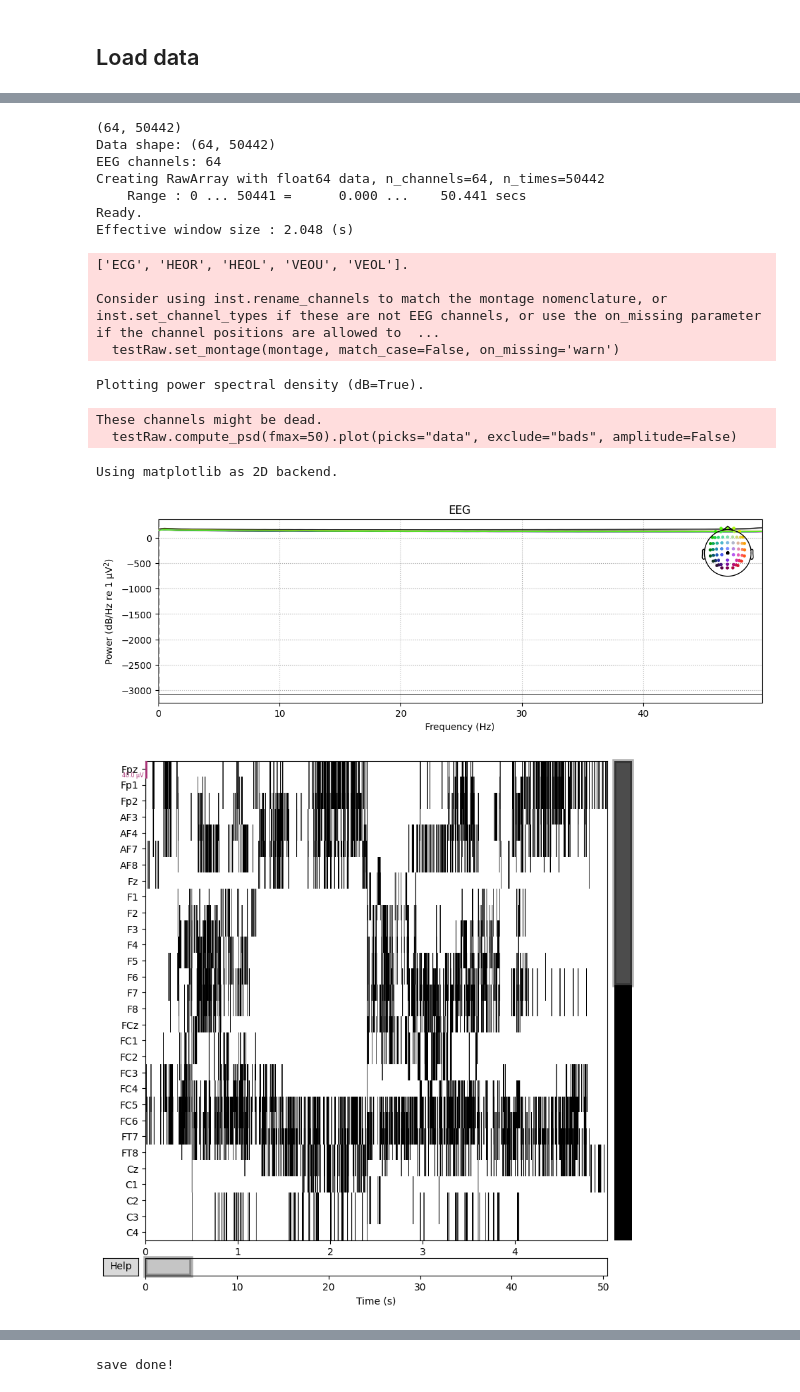
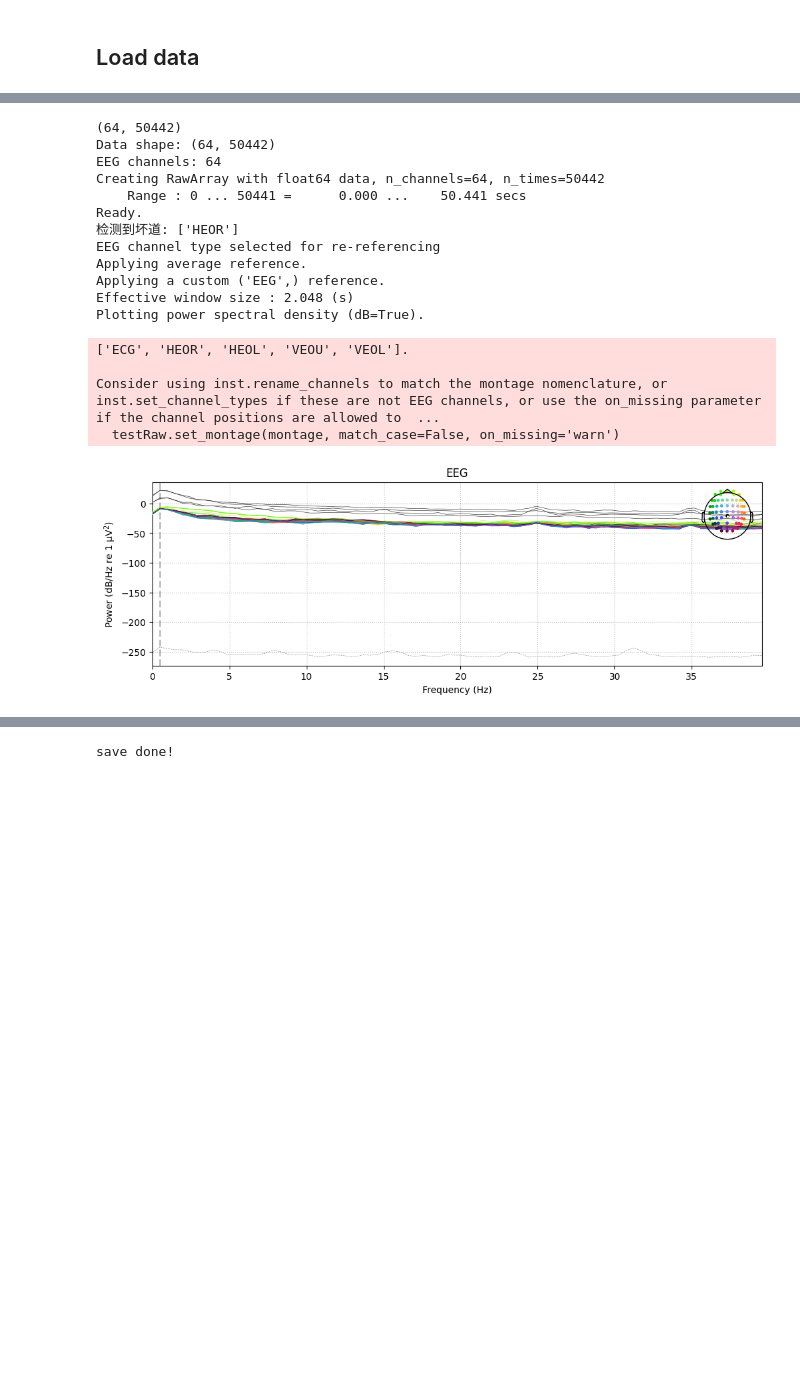
Before and after one commit to ChenK19/speech_decoding, a Jupyter notebook: speech_decoding.ipynb, the cells around one changed output, grey strips where cells are left out. Cells and saved outputs as stored; diff of their text form; code cells hidden in the pictures; blank space fills up the shorter version.

```diff
--- a/speech_decoding.ipynb
+++ b/speech_decoding.ipynb
@@ -86,6 +33,7 @@ path_name_list = ['20251030eeg-language/ck3',
     '20251030eeg-language/ck10',
     '20251030eeg-language/ck11',
     '20251030eeg-language/ck12']
+path_name_list = [root_path + path for path in path_name_list]
 
 log_path_list = ["20251030eeg-language/psychopy_text_2025_10_30_cklog/psychopy_text_2025_10_30_ck3.log",
 "20251030eeg-language/psychopy_text_2025_10_30_cklog/psychopy_text_2025_10_30_ck7.log",
@@ -95,13 +43,13 @@ log_path_list = ["20251030eeg-language/psychopy_text_2025_10_30_cklog/psychopy_t
 "20251030eeg-language/psychopy_text_2025_10_30_cklog/psychopy_text_2025_10_30_ck11.log",
 "20251030eeg-language/psychopy_text_2025_10_30_cklog/psychopy_text_2025_10_30_ck12.log",
 ]
-path_name_list = [root_path + path for path in path_name_list]
 
+assert len(path_name_list) == len(log_path_list)
 filename = ['data.bdf', 'evt.bdf']
 
 # (M4)M1 - fix  - M2 - cue - M5 - fix  -M3 -reading - M5 - fix  - M3 -reading - M4(M1)
 # (M4)M1 - 1.4S - M2 - 1s  - M5 - 0.8s -M3 - 1.2s   - M5 - 0.8s - M3 - 1.2s   - M4(M1)
-from tqdm import tqdm
+
 PINYIN_TEXT   = ["mā", "má", "mǎ", "mà", "mī", "mí", "mǐ", "mì"]
 rawData = {pinyin:[] for pinyin in PINYIN_TEXT}
 marker_id = 3  # marker 3 对应 读音 刺激
@@ -110,24 +58,28 @@ tmin, tmax = 0, 1.2
 for n in tqdm(range(len(path_name_list))):
     path_name = path_name_list[n]
     raw = readbdfdata(filename, [path_name])
-    print(raw.info["meas_date"])
-    raw.load_data()
-    # # 去工频（50 Hz）
-    # raw.notch_filter(freqs=[50, 100])
-    # raw.filter(l_freq=0.5, h_freq=40., picks='eeg', fir_design='firwin')
+
+    # 去工频（50 Hz）及其n阶谐波
+    # raw.notch_filter(freqs=[n*50 for n in range(1, 9)])
+    raw.notch_filter(freqs=[50, 100])
+    # band filter
+    raw.filter(l_freq=0.5, h_freq=40., picks='eeg', fir_design='firwin')
+
+    # get marker lists and raw data
     events, events_id = mne.events_from_annotations(raw)
-    # print(events)
     picks = mne.pick_types(raw.info, emg=False, eeg=True, stim=False, eog=False)
-
     all_epochs = mne.Epochs(raw, events=events, event_id = 3, tmin=tmin, picks=picks,tmax=tmax,baseline=None, preload=True).get_data()
 
+    # get pinyin labels
     labels = find_pinyin(root_path + log_path_list[n])[:24]
+    # repeat 2 times for each pinyin
     labels = [x for x in labels for _ in range(2)]
 
     assert len(labels) == all_epochs.shape[0]
     for i in range(all_epochs.shape[0]):
         rawData[labels[i]].append(all_epochs[i])
-        print(labels[i])
+        print(labels[i], end = ' ')
+    print("\n")
 # %% [output]
 Extracting EDF parameters from /localdata1/liuqi/data/20251030eeg-language/ck3/data.bdf...
 BDF file detected
@@ -303,6 +304,6 @@ print(raw.ch_names)
 print(raw.info['sfreq'])
 
 # 通道类型与单位
-for ch in raw.info['chs'][:5]:  # 前5个
+for ch in raw.info['chs']:  # 前5个
     print(ch['ch_name'], ch['unit'], ch['unit_mul'])
 # %% [output]
@@ -326,39 +336,42 @@ print("EEG channels:", len(info['ch_names']))
 
 # 检查维度一致性
 if data.shape[0] != len(info['ch_names']):
     raise ValueError(f"通道数不匹配: data={data.shape[0]} vs info={len(info['ch_names'])}")
 
 # 构建Raw对象
 testRaw = mne.io.RawArray(data, info)
 
 # 设置标准10-20电极位置信息
 montage = mne.channels.make_standard_montage('standard_1020')
 testRaw.set_montage(montage, match_case=False, on_missing='warn')
 
 # 检查是否有坏道
 zero_chs = [ch for ch in testRaw.ch_names if np.allclose(testRaw.get_data(picks=ch), 0)]
 if zero_chs:
     testRaw.info['bads'].extend(zero_chs)
     print("检测到坏道:", zero_chs)
 
-# 绘制PSD与原始波形
-testRaw.compute_psd(fmax=50).plot(picks="data", exclude="bads", amplitude=False)
-testRaw.plot(duration=5, n_channels=30)
+# # 绘制PSD与原始波形
+# testRaw.compute_psd(fmax=50).plot(picks="data", exclude="bads", amplitude=False)
+# testRaw.plot(duration=5, n_channels=30)
+testRaw.set_eeg_reference('average', projection=False)
+# testRaw.filter(0.5, 40., fir_design='firwin')
+testRaw.compute_psd(fmax=40).plot()
 # %% [output]
 (64, 50442)
 Data shape: (64, 50442)
 EEG channels: 64
 Creating RawArray with float64 data, n_channels=64, n_times=50442
     Range : 0 ... 50441 =      0.000 ...    50.441 secs
 Ready.
+检测到坏道: ['HEOR']
+EEG channel type selected for re-referencing
+Applying average reference.
+Applying a custom ('EEG',) reference.
 Effective window size : 2.048 (s)
+Plotting power spectral density (dB=True).
 ['ECG', 'HEOR', 'HEOL', 'VEOU', 'VEOL'].
 
 Consider using inst.rename_channels to match the montage nomenclature, or inst.set_channel_types if these are not EEG channels, or use the on_missing parameter if the channel positions are allowed to  ...
   testRaw.set_montage(montage, match_case=False, on_missing='warn')
-Plotting power spectral density (dB=True).
-These channels might be dead.
-  testRaw.compute_psd(fmax=50).plot(picks="data", exclude="bads", amplitude=False)
-Using matplotlib as 2D backend.
-[figure, old version]
+[figure, new version]
-[figure, removed]
```
Also changed, not shown: parts of 11 cells of this notebook, 9 other files.
